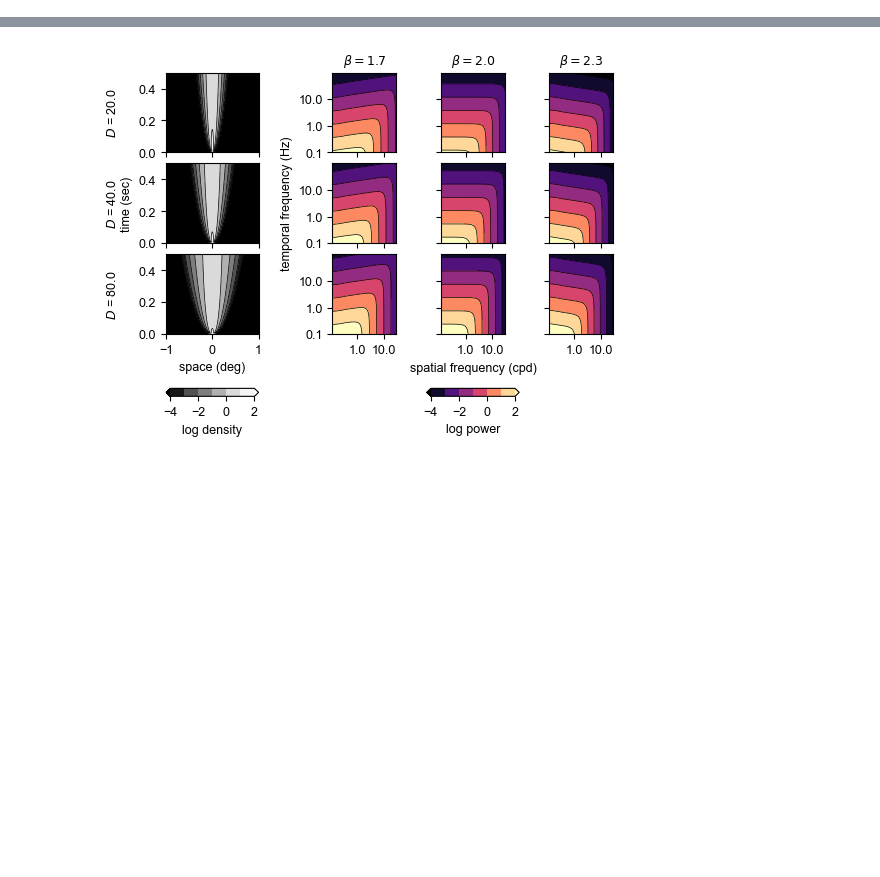
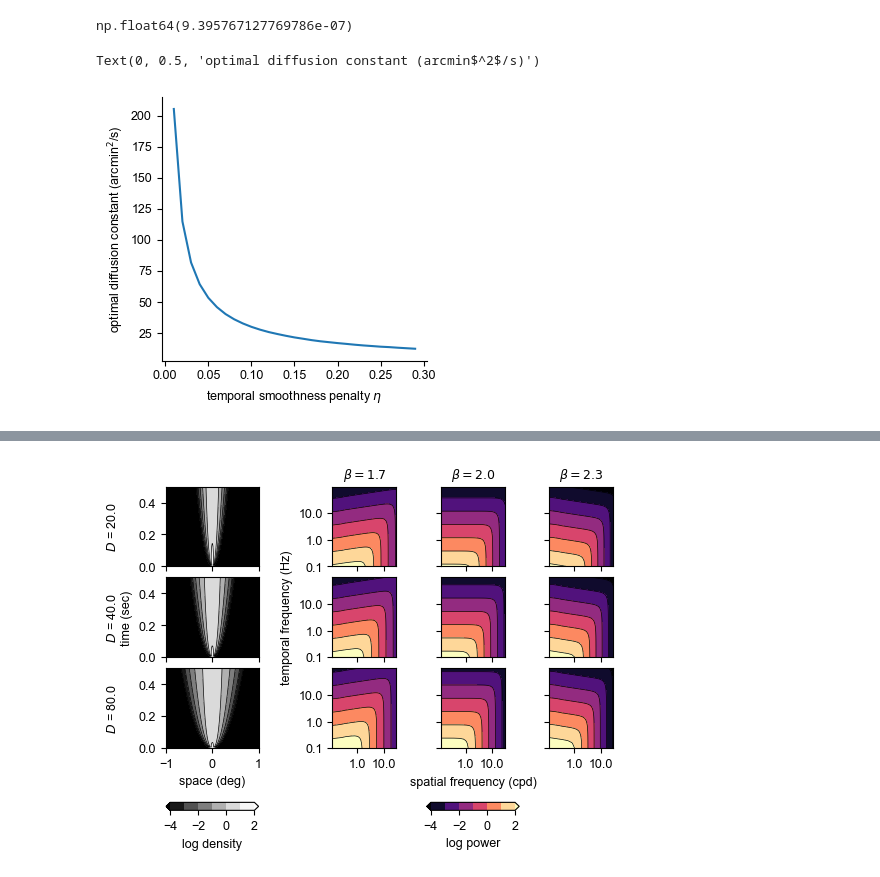
Before and after one commit to Yates-Lab/efficient-coding-drift-spectrum, a Jupyter notebook: scripts/moving_retina_2.ipynb, the cells around one changed output, grey strips where cells are left out. Cells and saved outputs as stored; diff of their text form; code cells hidden in the pictures; blank space fills up the shorter version.

```diff
--- a/scripts/moving_retina_2.ipynb
+++ b/scripts/moving_retina_2.ipynb
@@ -30,7 +30,7 @@ cm = 1/2.54
 fw = 17.8*cm
 hw = 8.7*cm
 # %%
-def vk_analytical(Cx, lam, sigma_in, sigma_out, N_eff, cost=None):
+def vk_analytical(Cx, lam, input_noise_psd, sigma_out, N_eff, cost=None):
     sin2  = sigma_in  ** 2
     sout2 = sigma_out ** 2
 
@@ -67,13 +67,13 @@ def Cx_separable(k, w, alpha=2.0, beta=1.3):
     return Cx
 
 
-def Cx_drift(sf, tf, D, alpha=2.0,signal_scale = 1e4):
+def Cx_drift(sf, tf, D, alpha=2.0,signal_scale = 1e0):
     k = 2 * np.pi * sf
     w = 2 * np.pi * tf
     Dk2 = D * k[:, None]**2
     Cs  = k[:, None]**(-alpha)
     w2  = w[None, :]**2
-    return signal_scale*Dk2 * Cs / (Dk2**2 + w2)
+    return signal_scale*2*Dk2 * Cs / (Dk2**2 + w2)
 
 
 def Cx_separable_drift(sf, tf, D, alpha=2.0):
@@ -109,7 +109,9 @@ def one_sided_weights(n, drop_dc=False):
     return weights
 
 
-def mutual_information(sf, tf, weights, D, sigma_in, sigma_out, alpha=2.0, c=0.0,separable=False):
+def mutual_information(sf, tf, weights, D, sigma_in, sigma_out, alpha=2.0, c=0.0, separable=False,temporal_cost_function=None):
+    if temporal_cost_function is None:
+        raise NotImplementedError("Temporal cost function not implemented")
     if separable:
         Cx = Cx_separable(sf, tf, alpha=alpha)
     else:
@@ -120,7 +122,7 @@ def mutual_information(sf, tf, weights, D, sigma_in, sigma_out, alpha=2.0, c=0.0
     N_eff = np.sum(weights)
 
     # Temporal derivative cost: a(w) = 1 + c w^2
-    cost = 1.0 + c * tf[None, :]**2
+    cost = 1.0 + c * temporal_cost_function(tf[None, :])
     cost = np.broadcast_to(cost, Cx.shape)
 
     pr = lambda log_lam: power_residual(
@@ -201,6 +203,33 @@ def plot_contours(ax,x,y,z,levels,lw=1,cmap="magma"):
         x, y, z.T, levels=levels, colors="k", linewidths=lw, linestyles="solid", negative_linestyle="solid"
     )
     return c
+
+
+def find_optimal_diffusion_constant(sigma_in, sigma_out, temporal_cost_function, temporal_cost, delta=0.5):
+    """Maximize MI over D assuming an upside-down U (unimodal); tolerance `delta` in arcmin^2/s."""
+    def neg_MI(D_arcmin):
+        D_deg = D_arcmin / 60.0**2
+        _, _, MI = mutual_information(
+            sf,
+            tf,
+            weights,
+            D_deg,
+            sigma_in,
+            sigma_out,
+            alpha,
+            c=temporal_cost,
+            temporal_cost_function=temporal_cost_function,
+        )
+        return -MI
+
+
+    res = minimize_scalar(
+        neg_MI,
+        bounds=(10**(-1.3), 10**3),
+        method="bounded",
+        options={"xatol": delta},
+    )
+    return res.x
 # %%
 d=np.load("../data/subpixel_power_spectrum.npz")
 power,sf_empirical,tf=d["power"],d["sf"],d["tf"]
@@ -234,0 +302,13 @@ min,max spatial frequency: 0.12, 59.77
+# %%
+input_noise_psd
+# %% [output]
+np.float64(9.395767127769786e-07)
+# %%
+temporal_costs = np.arange(0.01,0.3,0.01)
+D_opts = []
+for tc in tqdm(temporal_costs):
+    D_opt = find_optimal_diffusion_constant(sigma_in, sigma_out, temporal_cost_function, tc)
+    D_opts.append(D_opt)
+# %% [output]
+Text(0, 0.5, 'optimal diffusion constant (arcmin$^2$/s)')
+[figure, added]
```
Also changed, not shown: parts of 12 cells of this notebook.
